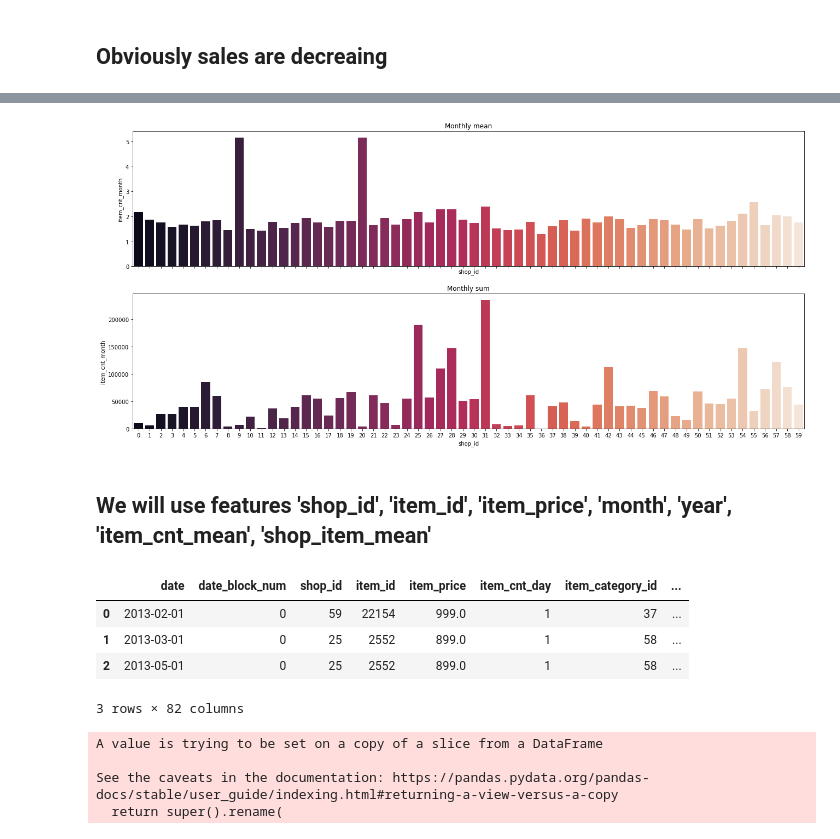
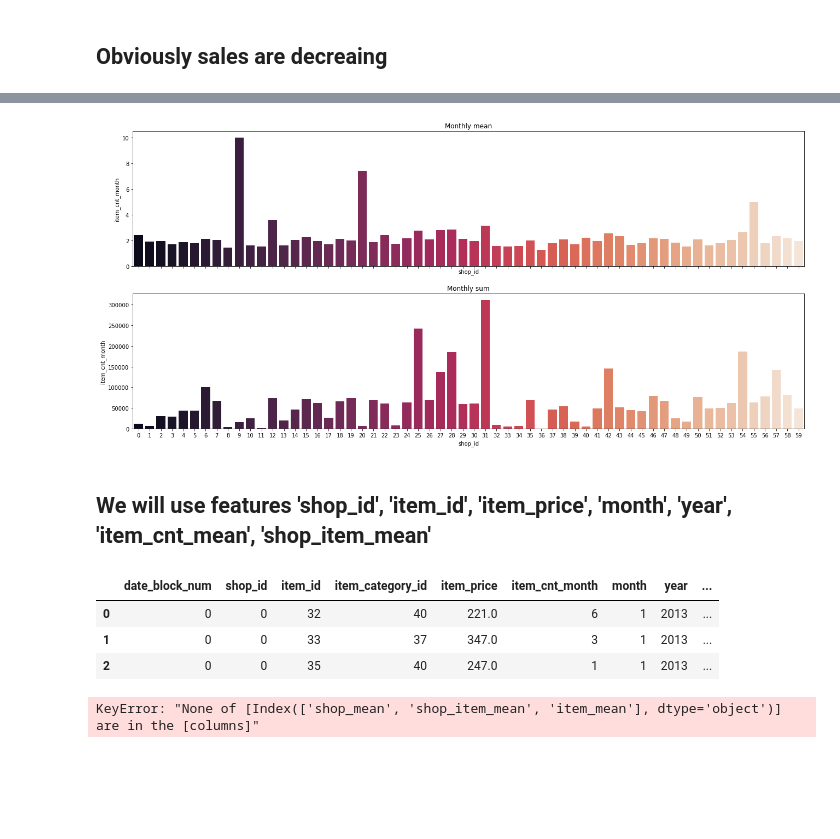
Before and after one commit to Evgeniy-2000/ML_practice_project, a Jupyter notebook: Main.ipynb, the cells around one changed output, grey strips where cells are left out. Drawn from its saved outputs; the diff is of its cells as text; code cells hidden in the pictures; blank space fills up the shorter version.

```diff
--- a/Main.ipynb
+++ b/Main.ipynb
@@ -164,4 +164,4 @@ train_grouped_by_month.query('item_price > 30000 and item_price < 350000')['item
 [figure]
 # %%
 # remove outliers. We delete values less then 21, because final answer values have to belongs to range [0,20]
-train_grouped_by_month = train_grouped_by_month.query('item_cnt_month >= 0 and item_cnt_month <= 20')
+#train_grouped_by_month = train_grouped_by_month.query('item_cnt_month >= 0 and item_cnt_month <= 20')
@@ -224,71 +227,70 @@ sns.barplot(x="shop_id", y="item_cnt_month", data=shop_mean, ax=axes[0], palette
 sns.barplot(x="shop_id", y="item_cnt_month", data=shop_sum, ax=axes[1], palette="rocket").set_title("Monthly sum")
 plt.show()
 # %% [output]
-[figure, old version]
+[figure, new version]
 # %% [markdown]
 ## We will use features 'shop_id', 'item_id', 'item_price', 'month', 'year', 'item_cnt_mean', 'shop_item_mean'
 # %%
 gp_shop_mean = train_grouped_by_month.groupby(['shop_id']).agg({'item_cnt_month': ['mean']})
 gp_shop_mean.columns = ['shop_mean']
 gp_shop_mean.reset_index(inplace=True)
 
 gp_item_mean = train_grouped_by_month.groupby(['item_id']).agg({'item_cnt_month': ['mean']})
 gp_item_mean.columns = ['item_mean']
 gp_item_mean.reset_index(inplace=True)
 
 gp_shop_item_mean = train_grouped_by_month.groupby(['shop_id', 'item_id']).agg({'item_cnt_month': ['mean']})
 gp_shop_item_mean.columns = ['shop_item_mean']
 gp_shop_item_mean.reset_index(inplace=True)
 
 gp_year_mean = train_grouped_by_month.groupby(['year']).agg({'item_cnt_month': ['mean']})
 gp_year_mean.columns = ['year_mean']
 gp_year_mean.reset_index(inplace=True)
 
 gp_month_mean = train_grouped_by_month.groupby(['month']).agg({'item_cnt_month': ['mean']})
 gp_month_mean.columns = ['month_mean']
 gp_month_mean.reset_index(inplace=True)
 
-train = pd.merge(train, gp_shop_mean, on=['shop_id'], how='left')
-train = pd.merge(train, gp_item_mean, on=['item_id'], how='left')
-train = pd.merge(train, gp_shop_item_mean, on=['shop_id', 'item_id'], how='left')
-train = pd.merge(train, gp_year_mean, on=['year'], how='left')
-train = pd.merge(train, gp_month_mean, on=['month'], how='left')
 
-test = pd.merge(test, gp_shop_mean, on=['shop_id'], how='left')
-test = pd.merge(test, gp_item_mean, on=['item_id'], how='left')
-test = pd.merge(test, gp_shop_item_mean, on=['shop_id', 'item_id'], how='left')
-test = pd.merge(test, gp_year_mean, on=['year'], how='left')
-test = pd.merge(test, gp_month_mean, on=['month'], how='left')
+train_grouped_by_month = pd.merge(train_grouped_by_month, gp_shop_mean, on=['shop_id'], how='left').drop(['shop_mean'], axis=1)
+train_grouped_by_month = pd.merge(train_grouped_by_month, gp_item_mean, on=['item_id'], how='left')
+train_grouped_by_month = pd.merge(train_grouped_by_month, gp_shop_item_mean, on=['shop_id', 'item_id'], how='left')
+train_grouped_by_month = pd.merge(train_grouped_by_month, gp_year_mean, on=['year'], how='left')
+train_grouped_by_month = pd.merge(train_grouped_by_month, gp_month_mean, on=['month'], how='left')
+
+test_upd = pd.merge(test, gp_shop_mean, on=['shop_id'], how='left')
+test_upd = pd.merge(test_upd, gp_item_mean, on=['item_id'], how='left')
+test_upd = pd.merge(test_upd, gp_shop_item_mean, on=['shop_id', 'item_id'], how='left')
+#test = pd.merge(test, gp_year_mean, on=['year'], how='left')
+#test = pd.merge(test, gp_month_mean, on=['month'], how='left')
 
 X_train = train.drop(['item_cnt_day', 'date_block_num'], axis=1)
 Y_train = train['item_cnt_day'].astype(int)
 
-train.head(3)
+train_grouped_by_month.head(3)
 # %% [output]
-|  | date | date_block_num | shop_id | item_id | item_price | item_cnt_day | item_category_id | ... |
-| 0 | 2013-02-01 | 0 | 59 | 22154 | 999.0 | 1 | 37 | ... |
-| 1 | 2013-03-01 | 0 | 25 | 2552 | 899.0 | 1 | 58 | ... |
-| 2 | 2013-05-01 | 0 | 25 | 2552 | 899.0 | 1 | 58 | ... |
+|  | date_block_num | shop_id | item_id | item_category_id | item_price | item_cnt_month | month | year | ... |
+| 0 | 0 | 0 | 32 | 40 | 221.0 | 6 | 1 | 2013 | ... |
+| 1 | 0 | 0 | 33 | 37 | 347.0 | 3 | 1 | 2013 | ... |
+| 2 | 0 | 0 | 35 | 40 | 247.0 | 1 | 1 | 2013 | ... |
-3 rows × 82 columns
 # %%
 X_train.rename(columns={"shop_mean_x": "shop_mean", "shop_item_mean_x": "shop_item_mean", \
                         "year_mean_x": "year_mean", "month_mean_x": "month_mean", "item_mean_y": "item_mean"}, inplace=True)
 
-test.rename(columns={"shop_mean_y": "shop_mean", "item_mean_y": "item_mean", "shop_item_mean_y": "shop_item_mean", \
-                       "year_mean_y": "year_mean", "month_mean_y": "month_mean"}, inplace=True)
+test_upd.rename(columns={"shop_mean_y": "shop_mean", "item_mean_y": "item_mean", "shop_item_mean_y": "shop_item_mean", }, inplace=True)
 
-knn_features = ['shop_mean', 'shop_item_mean', 'year_mean', 'month_mean', 'item_mean']
+knn_features = ['shop_mean', 'shop_item_mean', 'item_mean']
 
 X_train_sampled = X_train[:40000]
 Y_train_sampled = Y_train[:40000]
 
 knn_train = X_train_sampled[knn_features]
-knn_test = test[knn_features]
+knn_test = test_upd[knn_features]
+knn_test.fillna(knn_test.mean(), inplace=True)
+#knn_test.isna().sum()
+knn_test.sample(15)
 # %% [output]
-A value is trying to be set on a copy of a slice from a DataFrame
-
-See the caveats in the documentation: https://pandas.pydata.org/pandas-docs/stable/user_guide/indexing.html#returning-a-view-versus-a-copy
-  return super().rename(
+KeyError: "None of [Index(['shop_mean', 'shop_item_mean', 'item_mean'], dtype='object')] are in the [columns]"
 # %%
 knn_scaler = MinMaxScaler()
 knn_scaler.fit(knn_train)
```
Also changed, not shown: parts of 18 cells of this notebook.
